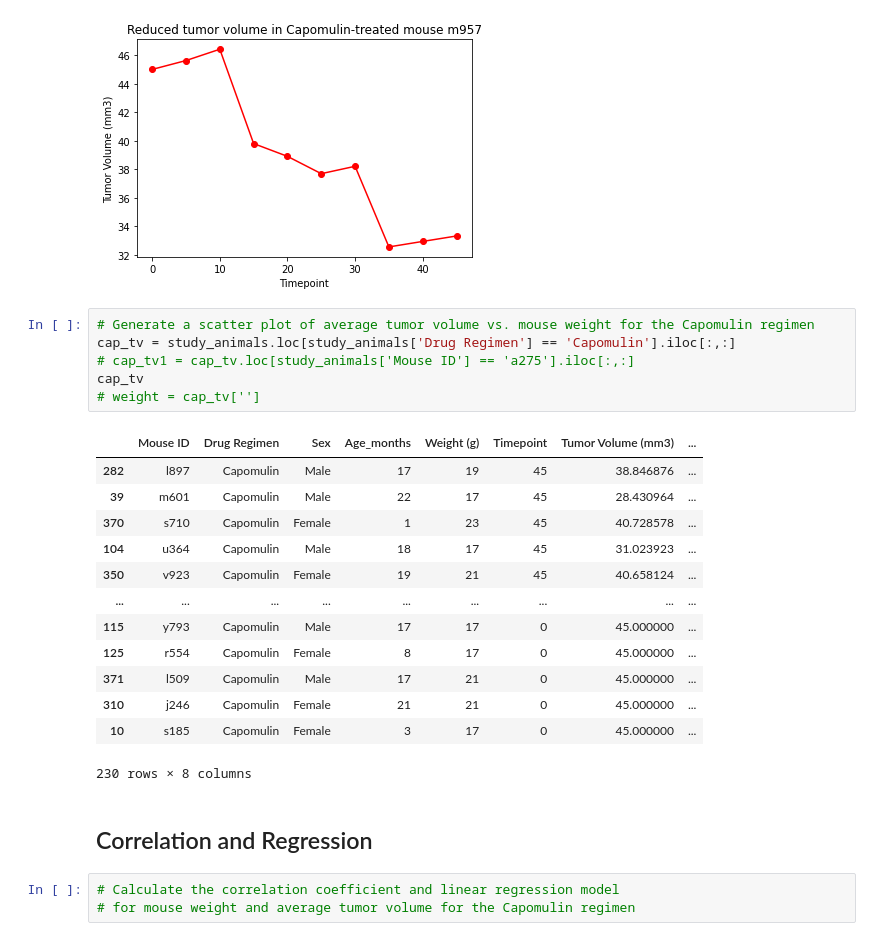
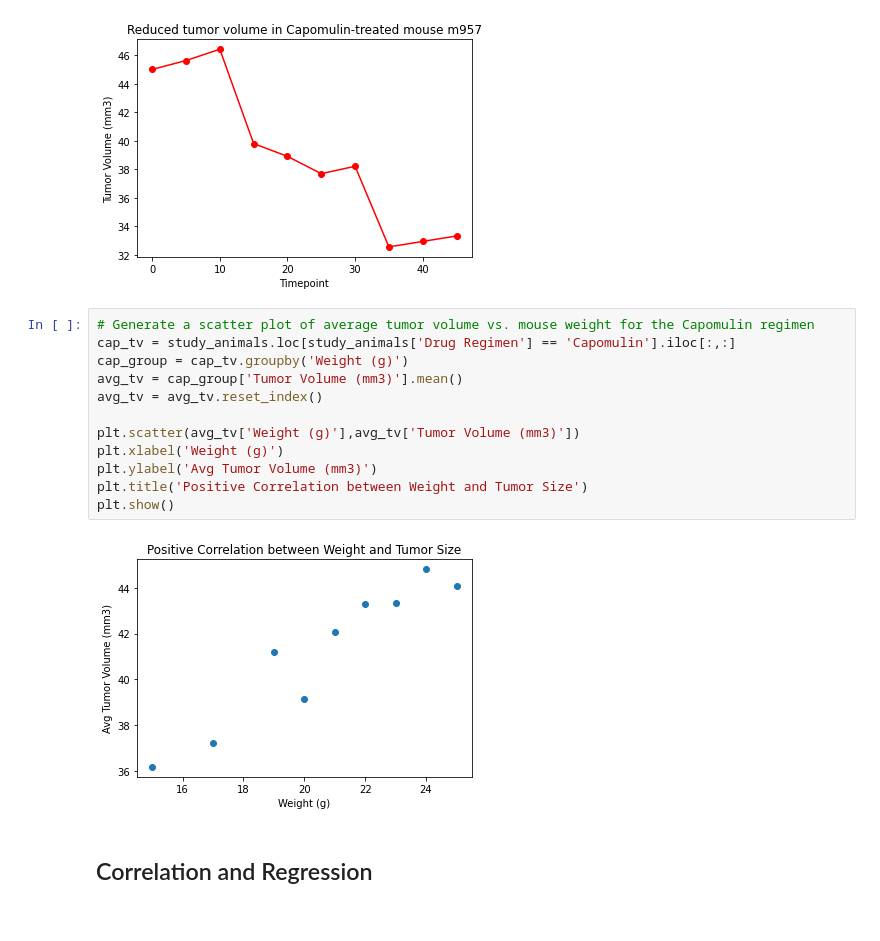
Before and after one commit to dany-roman/anti-tumor-therapeutic-analysis, a Jupyter notebook: animal study analysis.ipynb, the cells around one changed output. Saved outputs shown, nothing was run; the diff lists cells and outputs as text.

Commit message:
completed all graphs

```diff
--- a/animal study analysis.ipynb
+++ b/animal study analysis.ipynb
@@ -282,25 +282,16 @@ plt.show()
 # %%
 # Generate a scatter plot of average tumor volume vs. mouse weight for the Capomulin regimen
 cap_tv = study_animals.loc[study_animals['Drug Regimen'] == 'Capomulin'].iloc[:,:]
-# cap_tv1 = cap_tv.loc[study_animals['Mouse ID'] == 'a275'].iloc[:,:]
-cap_tv
-# weight = cap_tv['']
+cap_group = cap_tv.groupby('Weight (g)')
+avg_tv = cap_group['Tumor Volume (mm3)'].mean()
+avg_tv = avg_tv.reset_index()
+
+plt.scatter(avg_tv['Weight (g)'],avg_tv['Tumor Volume (mm3)'])
+plt.xlabel('Weight (g)')
+plt.ylabel('Avg Tumor Volume (mm3)')
+plt.title('Positive Correlation between Weight and Tumor Size')
+plt.show()
 # %% [output]
-|  | Mouse ID | Drug Regimen | Sex | Age_months | Weight (g) | Timepoint | Tumor Volume (mm3) | ... |
-| 282 | l897 | Capomulin | Male | 17 | 19 | 45 | 38.846876 | ... |
-| 39 | m601 | Capomulin | Male | 22 | 17 | 45 | 28.430964 | ... |
-| 370 | s710 | Capomulin | Female | 1 | 23 | 45 | 40.728578 | ... |
-| 104 | u364 | Capomulin | Male | 18 | 17 | 45 | 31.023923 | ... |
-| 350 | v923 | Capomulin | Female | 19 | 21 | 45 | 40.658124 | ... |
-| ... | ... | ... | ... | ... | ... | ... | ... | ... |
-| 115 | y793 | Capomulin | Male | 17 | 17 | 0 | 45.000000 | ... |
-| 125 | r554 | Capomulin | Female | 8 | 17 | 0 | 45.000000 | ... |
-| 371 | l509 | Capomulin | Male | 17 | 21 | 0 | 45.000000 | ... |
-| 310 | j246 | Capomulin | Female | 21 | 21 | 0 | 45.000000 | ... |
-| 10 | s185 | Capomulin | Female | 3 | 17 | 0 | 45.000000 | ... |
-230 rows × 8 columns
+[figure, added]
 # %% [markdown]
 ## Correlation and Regression
-# %%
-# Calculate the correlation coefficient and linear regression model
-# for mouse weight and average tumor volume for the Capomulin regimen
```
Also changed, not shown: parts of 1 cell of this notebook.
